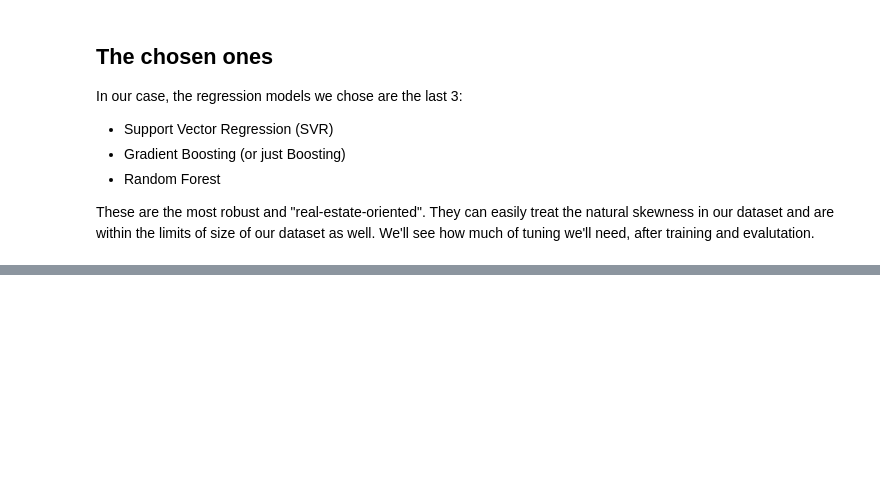
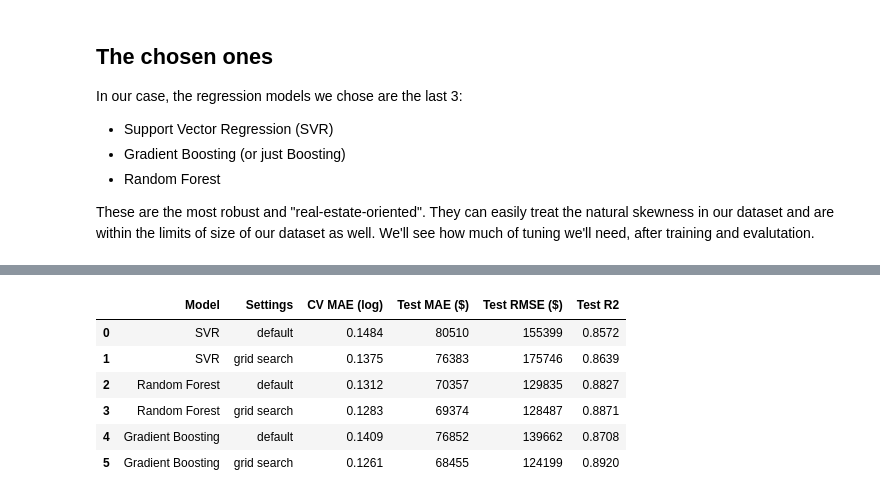
Before and after one commit to axel-achart/apartment-hunter, a Jupyter notebook: notebook_conclusion.ipynb, the cells around one changed output, grey strips where cells are left out. Cells and saved outputs as stored; diff of their text form; code cells hidden in the pictures; blank space fills up the shorter version.

Commit message:
features engineering and grid search to optimize models and choose better one OK

```diff
--- a/notebook_conclusion.ipynb
+++ b/notebook_conclusion.ipynb
@@ -72,0 +321,19 @@ We'll see how much of tuning we'll need, after training and evalutation.
+# %%
+gb_grid = {
+    "n_estimators": [200, 500, 1000],
+    "learning_rate": [0.03, 0.1, 0.3],
+    "max_depth": [3, 5, 7],
+}
+
+gb_search = GridSearchCV(GradientBoostingRegressor(random_state=42), gb_grid, cv=5,
+                         scoring="neg_mean_absolute_error", n_jobs=-1)
+
+start = time.time()
+gb_search.fit(X_train, y_train)
+print("Time:", round(time.time() - start), "seconds")
+print("Best combination:", gb_search.best_params_)
+print("MAE:", round(-gb_search.best_score_, 4))
+print()
+show_top(gb_search)
+print()
+check_edges(gb_search, gb_grid)
@@ -72,0 +365,45 @@ We'll see how much of tuning we'll need, after training and evalutation.
+# %%
+# Gives the 3 metrics of a trained model on the test set
+def evaluate(model):
+    y_pred_log = model.predict(X_test)
+    y_pred = np.exp(y_pred_log)  # back to dollars
+    y_true = np.exp(y_test)
+    mae = mean_absolute_error(y_true, y_pred)
+    rmse = np.sqrt(mean_squared_error(y_true, y_pred))
+    r2 = r2_score(y_test, y_pred_log)
+    return round(mae), round(rmse), round(r2, 4)
+
+
+# The models found by the grid search (already retrained on the whole train set)
+tuned_models = {
+    "SVR": svr_search.best_estimator_,
+    "Random Forest": rf_search.best_estimator_,
+    "Gradient Boosting": gb_search.best_estimator_,
+}
+tuned_cv_mae = {
+    "SVR": -svr_search.best_score_,
+    "Random Forest": -rf_search.best_score_,
+    "Gradient Boosting": -gb_search.best_score_,
+}
+
+rows = []
+for name in default_models:
+    # Default settings: we train the model on the whole train set, then test it
+    default_models[name].fit(X_train, y_train)
+    mae, rmse, r2 = evaluate(default_models[name])
+    rows.append([name, "default", round(default_cv_mae[name], 4), mae, rmse, r2])
+
+    # Settings found by the grid search
+    mae, rmse, r2 = evaluate(tuned_models[name])
+    rows.append([name, "grid search", round(tuned_cv_mae[name], 4), mae, rmse, r2])
+
+comparison = pd.DataFrame(rows, columns=["Model", "Settings", "CV MAE (log)", "Test MAE ($)", "Test RMSE ($)", "Test R2"])
+comparison
+# %% [output]
+|  | Model | Settings | CV MAE (log) | Test MAE ($) | Test RMSE ($) | Test R2 |
+| 0 | SVR | default | 0.1484 | 80510 | 155399 | 0.8572 |
+| 1 | SVR | grid search | 0.1375 | 76383 | 175746 | 0.8639 |
+| 2 | Random Forest | default | 0.1312 | 70357 | 129835 | 0.8827 |
+| 3 | Random Forest | grid search | 0.1283 | 69374 | 128487 | 0.8871 |
+| 4 | Gradient Boosting | default | 0.1409 | 76852 | 139662 | 0.8708 |
+| 5 | Gradient Boosting | grid search | 0.1261 | 68455 | 124199 | 0.8920 |
```
Also changed, not shown: parts of 16 cells of this notebook, 5 other files.
